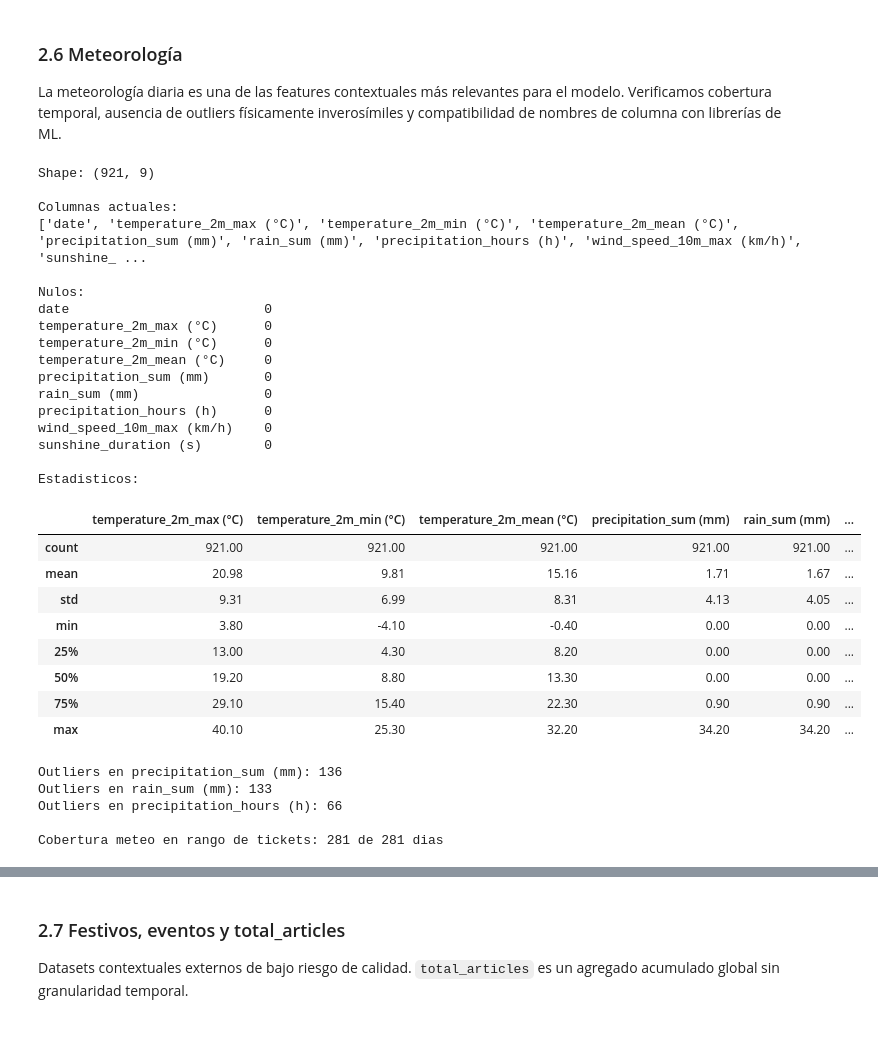
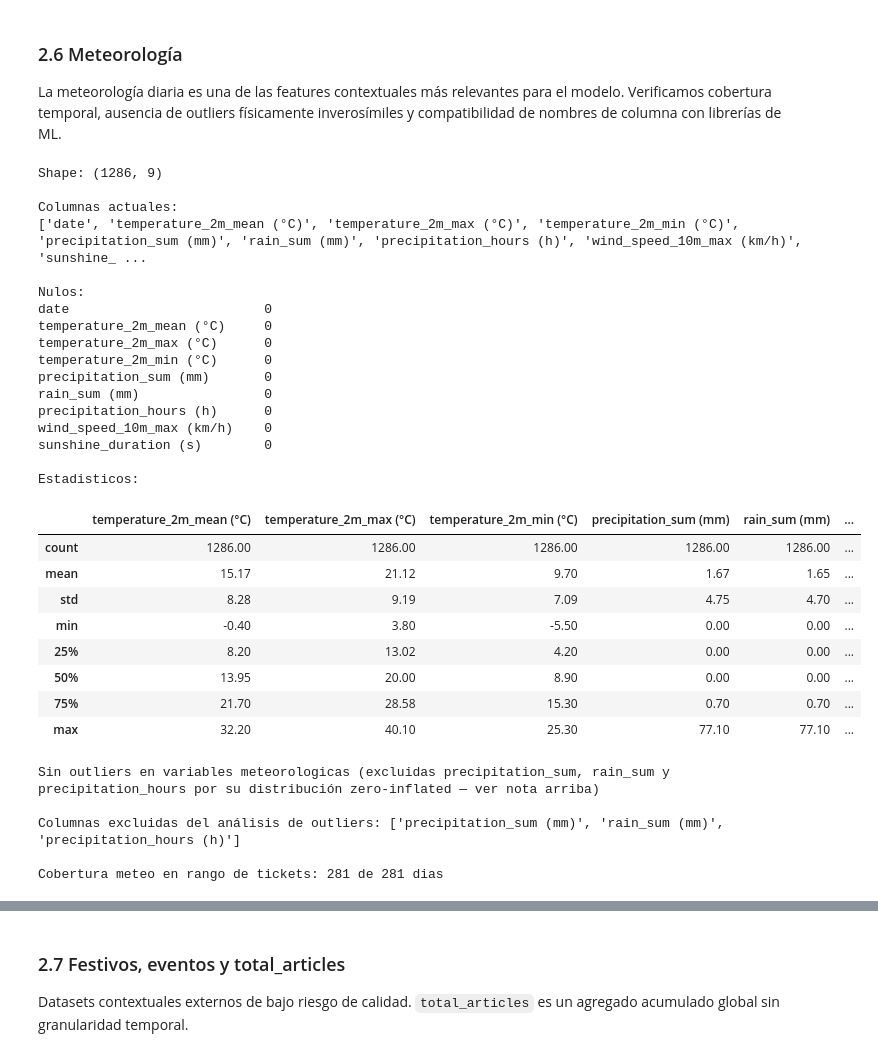
Before and after one commit to Joaquindam/TFM-Hosteleria-AI, a Jupyter notebook: notebooks/02_depuracion_silver.ipynb, the cells around one changed output, grey strips where cells are left out. Drawn from its saved outputs; the diff is of its cells as text; code cells hidden in the pictures.

Commit message:
ampliacion de meteo y festivos hasta el 01-01-2023 para poder cruzar con reservas. No afecta a la facturación. Análisis preliminar en pred_noshows

```diff
--- a/notebooks/02_depuracion_silver.ipynb
+++ b/notebooks/02_depuracion_silver.ipynb
@@ -960,55 +960,71 @@ display(meteo_diaria.describe().round(2))
 
 # ── Outliers por variable numerica ────────────────────────────────────────────
 # Buscamos valores fisicamente imposibles (ej. temperatura > 60 C)
+#
+# Se excluyen precipitation_sum, rain_sum y precipitation_hours: son variables
+# zero-inflated (>60% de días con valor 0), lo que hace que la mediana y la MAD
+# usadas por atipicosAmissing tiendan a 0 y activen el fallback mad=0.01. El
+# criterio resultante (~2.8mm) clasifica como "atípica" cualquier lluvia
+# moderada normal (~15% del histórico), sin que sean errores de dato reales.
+# temperature_max/min/mean y wind_speed_max sí son razonablemente simétricas
+# y el método se mantiene sin cambios para ellas.
+cols_excluidas_outliers = ['precipitation_sum (mm)', 'rain_sum (mm)', 'precipitation_hours (h)']
+
 numericas_meteo = meteo_diaria.select_dtypes(include='number').columns
+numericas_meteo = [c for c in numericas_meteo if c not in cols_excluidas_outliers]
+
 outliers_encontrados = False
 for col in numericas_meteo:
     _, n = atipicosAmissing(meteo_diaria[col].dropna())
     if n > 0:
         print(f"Outliers en {col}: {n}")
         outliers_encontrados = True
+
 if not outliers_encontrados:
-    print("Sin outliers en variables meteorologicas")
+    print("Sin outliers en variables meteorologicas (excluidas precipitation_sum, "
+          "rain_sum y precipitation_hours por su distribución zero-inflated — ver nota arriba)")
+
+print(f"\nColumnas excluidas del análisis de outliers: {cols_excluidas_outliers}")
 
 # ── Cobertura temporal respecto al periodo de tickets ─────────────────────────
 meteo_diaria['date'] = pd.to_datetime(meteo_diaria['date'], errors='coerce')
 tickets_min = pd.Timestamp('2025-10-02')
 tickets_max = pd.Timestamp('2026-07-09')
 en_rango    = meteo_diaria[
     (meteo_diaria['date'] >= tickets_min) &
     (meteo_diaria['date'] <= tickets_max)
 ]
 dias_tickets = (tickets_max - tickets_min).days + 1
 print(f"\nCobertura meteo en rango de tickets: {len(en_rango)} de {dias_tickets} dias")
 # %% [output]
-Shape: (921, 9)
+Shape: (1286, 9)
 
 Columnas actuales:
-['date', 'temperature_2m_max (°C)', 'temperature_2m_min (°C)', 'temperature_2m_mean (°C)', 'precipitation_sum (mm)', 'rain_sum (mm)', 'precipitation_hours (h)', 'wind_speed_10m_max (km/h)', 'sunshine_ ...
+['date', 'temperature_2m_mean (°C)', 'temperature_2m_max (°C)', 'temperature_2m_min (°C)', 'precipitation_sum (mm)', 'rain_sum (mm)', 'precipitation_hours (h)', 'wind_speed_10m_max (km/h)', 'sunshine_ ...
 
 Nulos:
 date                         0
+temperature_2m_mean (°C)     0
 temperature_2m_max (°C)      0
 temperature_2m_min (°C)      0
-temperature_2m_mean (°C)     0
 precipitation_sum (mm)       0
 rain_sum (mm)                0
 precipitation_hours (h)      0
 wind_speed_10m_max (km/h)    0
 sunshine_duration (s)        0
 
 Estadisticos:
-|  | temperature_2m_max (°C) | temperature_2m_min (°C) | temperature_2m_mean (°C) | precipitation_sum (mm) | rain_sum (mm) | ... |
-| count | 921.00 | 921.00 | 921.00 | 921.00 | 921.00 | ... |
-| mean | 20.98 | 9.81 | 15.16 | 1.71 | 1.67 | ... |
-| std | 9.31 | 6.99 | 8.31 | 4.13 | 4.05 | ... |
-| min | 3.80 | -4.10 | -0.40 | 0.00 | 0.00 | ... |
-| 25% | 13.00 | 4.30 | 8.20 | 0.00 | 0.00 | ... |
-| 50% | 19.20 | 8.80 | 13.30 | 0.00 | 0.00 | ... |
-| 75% | 29.10 | 15.40 | 22.30 | 0.90 | 0.90 | ... |
-| max | 40.10 | 25.30 | 32.20 | 34.20 | 34.20 | ... |
+|  | temperature_2m_mean (°C) | temperature_2m_max (°C) | temperature_2m_min (°C) | precipitation_sum (mm) | rain_sum (mm) | ... |
+| count | 1286.00 | 1286.00 | 1286.00 | 1286.00 | 1286.00 | ... |
+| mean | 15.17 | 21.12 | 9.70 | 1.67 | 1.65 | ... |
+| std | 8.28 | 9.19 | 7.09 | 4.75 | 4.70 | ... |
+| min | -0.40 | 3.80 | -5.50 | 0.00 | 0.00 | ... |
+| 25% | 8.20 | 13.02 | 4.20 | 0.00 | 0.00 | ... |
+| 50% | 13.95 | 20.00 | 8.90 | 0.00 | 0.00 | ... |
+| 75% | 21.70 | 28.58 | 15.30 | 0.70 | 0.70 | ... |
+| max | 32.20 | 40.10 | 25.30 | 77.10 | 77.10 | ... |
-Outliers en precipitation_sum (mm): 136
-Outliers en rain_sum (mm): 133
-Outliers en precipitation_hours (h): 66
+Sin outliers en variables meteorologicas (excluidas precipitation_sum, rain_sum y precipitation_hours por su distribución zero-inflated — ver nota arriba)
+
+Columnas excluidas del análisis de outliers: ['precipitation_sum (mm)', 'rain_sum (mm)', 'precipitation_hours (h)']
 
 Cobertura meteo en rango de tickets: 281 de 281 dias
```
Also changed, not shown: parts of 8 cells of this notebook, 19 other files.
